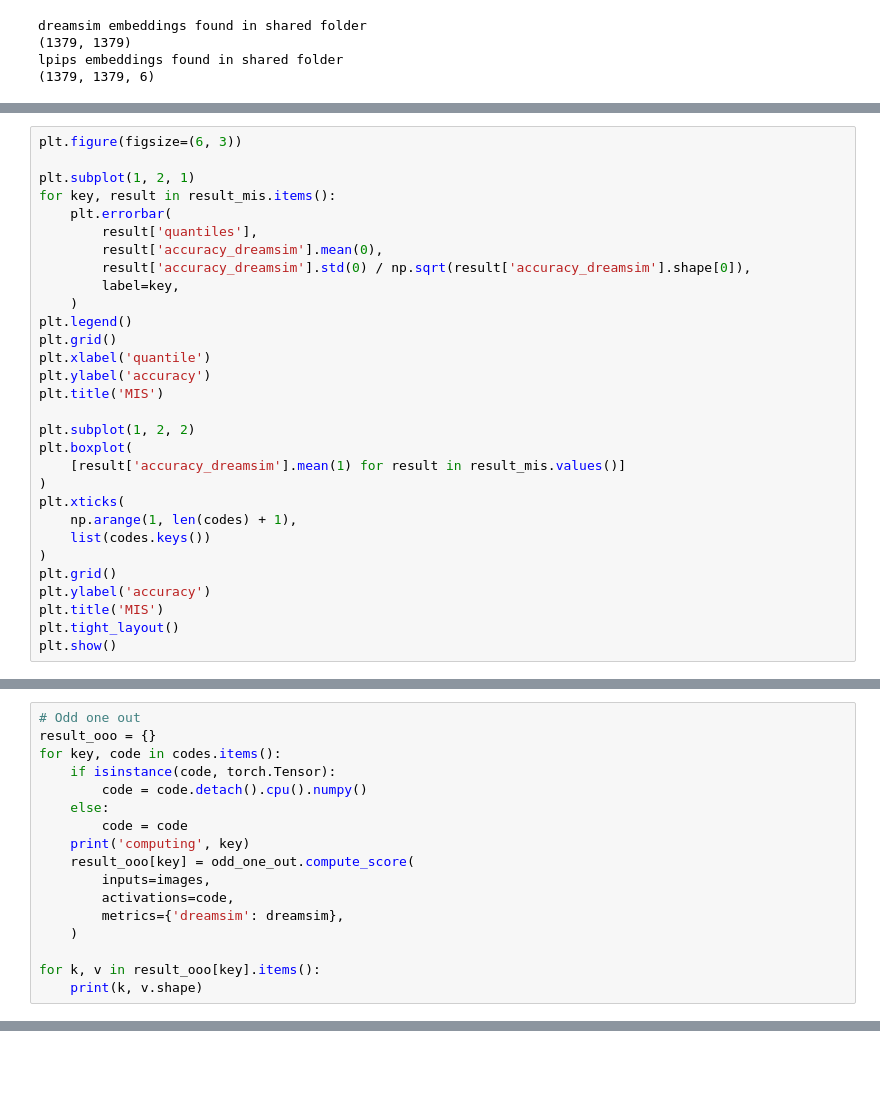
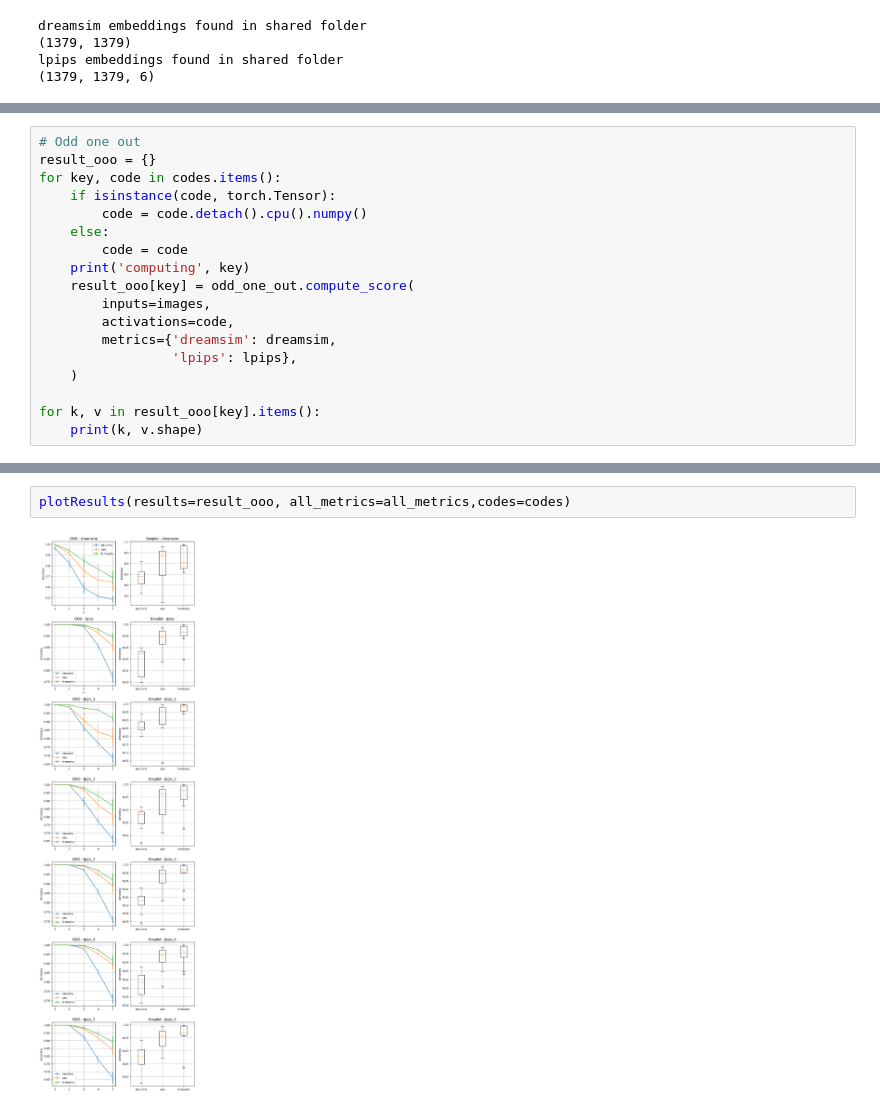
Before and after one commit to klindtlab/MachInterp, a Jupyter notebook: demo_all_scores.ipynb, the cells around one changed output, grey strips where cells are left out. Saved outputs shown, nothing was run; the diff lists cells and outputs as text; blank space fills up the shorter version.

```diff
--- a/demo_all_scores.ipynb
+++ b/demo_all_scores.ipynb
@@ -139,30 +163,0 @@ accuracy_dreamsim (10, 6)
-# %%
-plt.figure(figsize=(6, 3))
-
-plt.subplot(1, 2, 1)
-for key, result in result_mis.items():
-    plt.errorbar(
-        result['quantiles'],
-        result['accuracy_dreamsim'].mean(0),
-        result['accuracy_dreamsim'].std(0) / np.sqrt(result['accuracy_dreamsim'].shape[0]),
-        label=key,
-    )
-plt.legend()
-plt.grid()
-plt.xlabel('quantile')
-plt.ylabel('accuracy')
-plt.title('MIS')
-
-plt.subplot(1, 2, 2)
-plt.boxplot(
-    [result['accuracy_dreamsim'].mean(1) for result in result_mis.values()]
-)
-plt.xticks(
-    np.arange(1, len(codes) + 1),
-    list(codes.keys())
-)
-plt.grid()
-plt.ylabel('accuracy')
-plt.title('MIS')
-plt.tight_layout()
-plt.show()
@@ -180,7 +177,8 @@ for key, code in codes.items():
     result_ooo[key] = odd_one_out.compute_score(
         inputs=images,
         activations=code,
-        metrics={'dreamsim': dreamsim},
+        metrics={'dreamsim': dreamsim,
+                 'lpips': lpips},
     )
 
 for k, v in result_ooo[key].items():
@@ -227,3 +198,7 @@ plt.show()
+# %%
+plotResults(results=result_ooo, all_metrics=all_metrics,codes=codes)
+# %% [output]
+[figure, added]
 # %%
 # Cross MIS
 result_cross = {}
```
Also changed, not shown: parts of 13 cells of this notebook, 1 other file.
